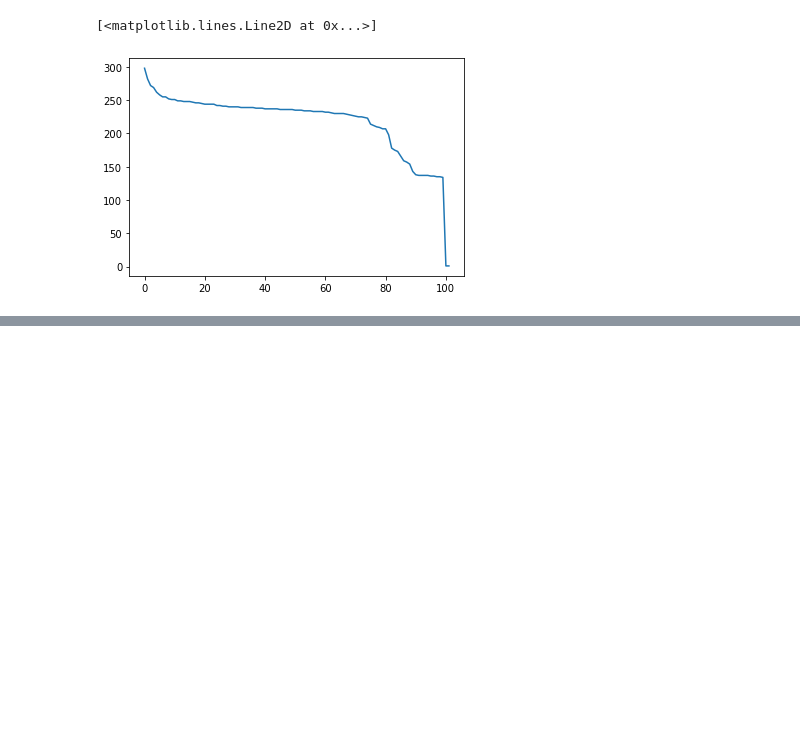
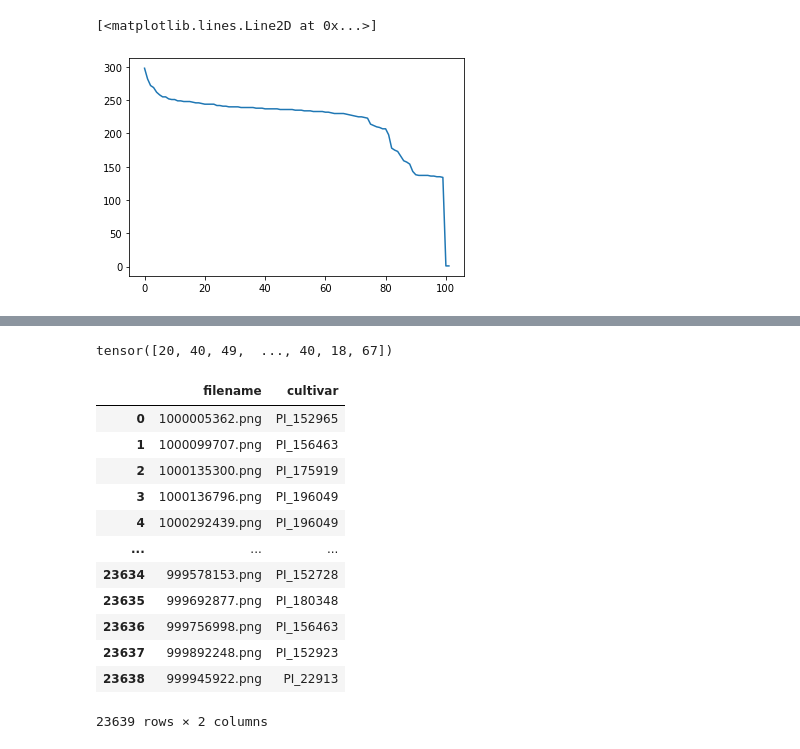
Before and after one commit to remiDupont/Sorghum_kaggle_circleCI, a Jupyter notebook: main_notebook.ipynb, the cells around one changed output, grey strips where cells are left out. Saved outputs shown, nothing was run; the diff lists cells and outputs as text; code cells hidden in the pictures; blank space fills up the shorter version.

```diff
--- a/main_notebook.ipynb
+++ b/main_notebook.ipynb
@@ -135,0 +191,3 @@ df.to_csv('submissionRemi.csv', index=False)
+# %%
+preds,_ = learn.tta(dl=tst_dl)
+idxs = preds.argmax(dim=1)
@@ -135,0 +197,31 @@ df.to_csv('submissionRemi.csv', index=False)
+# %%
+idxs
+# %% [output]
+tensor([20, 40, 49,  ..., 40, 18, 67])
+# %%
+list_df =[]
+list_cultivar =[]
+
+for i in tqdm(range(len(tst_files))):#    len(tst_files)):
+    list_df.append(os.path.basename(tst_files[i]))
+    list_cultivar.append(dls.vocab[idxs[i]])
+
+import pandas as pd
+d = {'filename': list_df, 'cultivar': list_cultivar}
+df = pd.DataFrame(d)
+df.to_csv('submissionRemiTTA.csv', index=False)
+df
+# %% [output]
+|  | filename | cultivar |
+| 0 | 1000005362.png | PI_152965 |
+| 1 | 1000099707.png | PI_156463 |
+| 2 | 1000135300.png | PI_175919 |
+| 3 | 1000136796.png | PI_196049 |
+| 4 | 1000292439.png | PI_196049 |
+| ... | ... | ... |
+| 23634 | 999578153.png | PI_152728 |
+| 23635 | 999692877.png | PI_180348 |
+| 23636 | 999756998.png | PI_156463 |
+| 23637 | 999892248.png | PI_152923 |
+| 23638 | 999945922.png | PI_22913 |
+23639 rows × 2 columns
```
Also changed, not shown: parts of 28 cells of this notebook, 6 other files.
